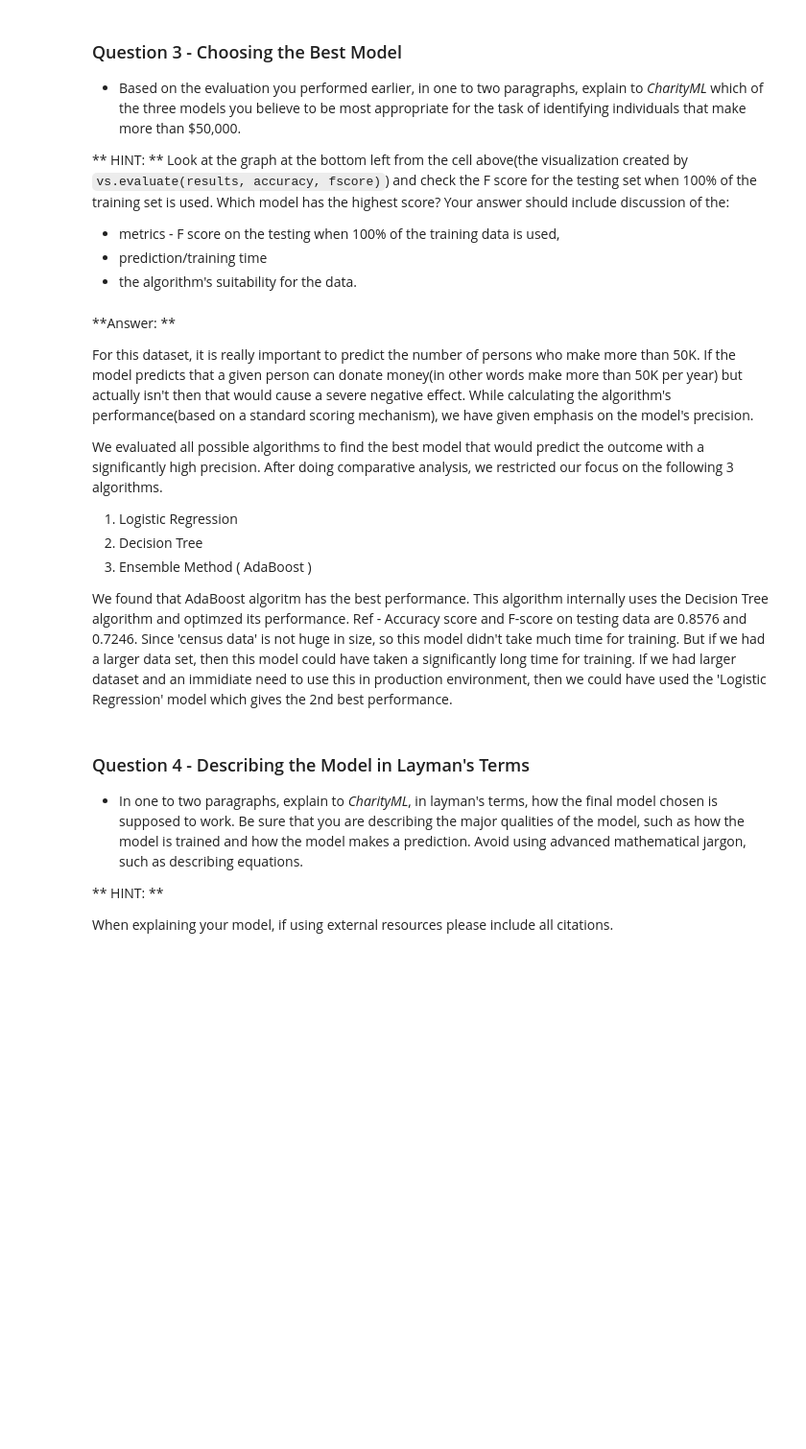
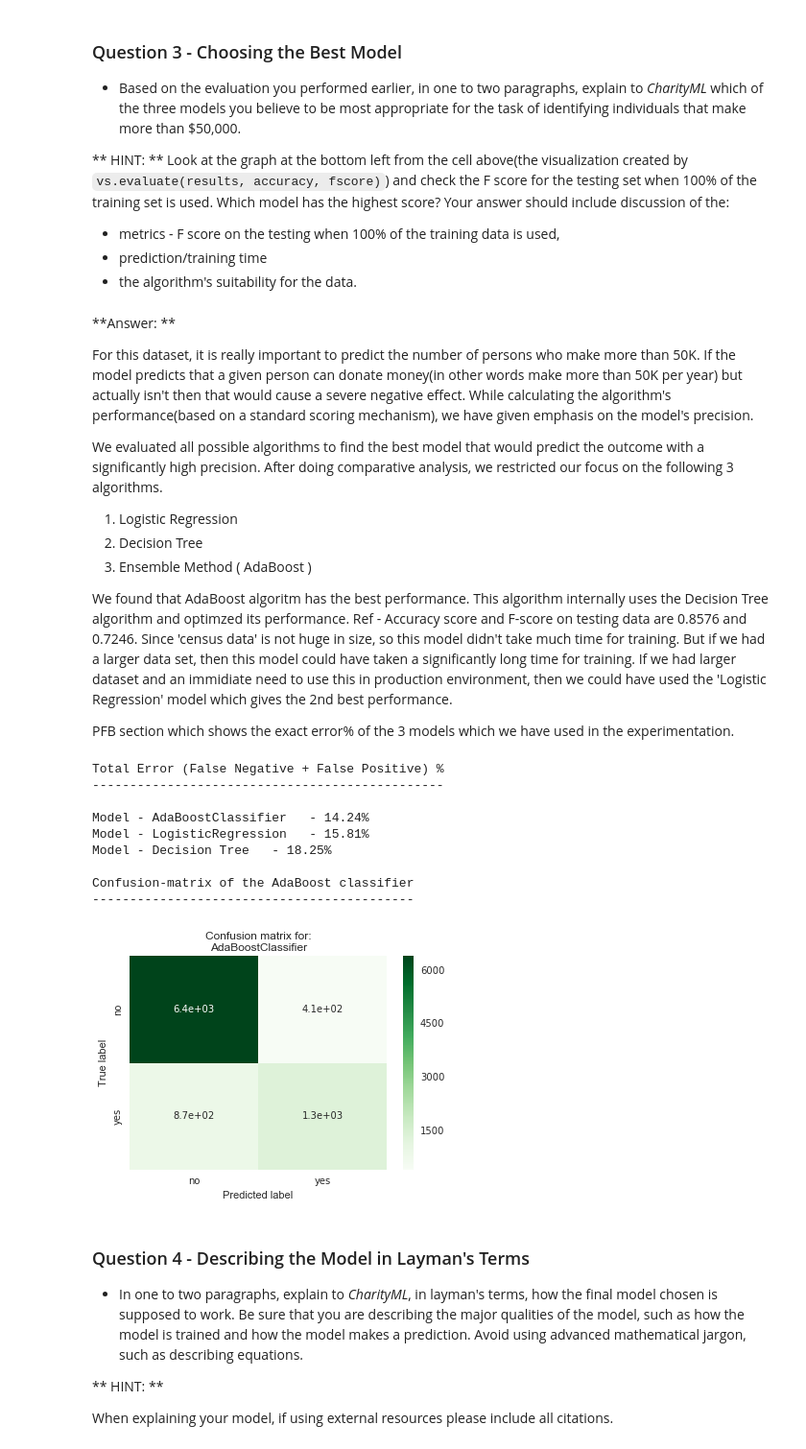
Before and after one commit to manas-mukherjee/machine-learning-nanodegree, a Jupyter notebook: SupervisedLearning/finding_donors/finding_donors.ipynb, the cells around one changed output. Shown: that part at 96% size. Cells and saved outputs as stored; diff of their text form; code cells hidden in the pictures; blank space fills up the shorter version.

```diff
--- a/SupervisedLearning/finding_donors/finding_donors.ipynb
+++ b/SupervisedLearning/finding_donors/finding_donors.ipynb
@@ -501,6 +519,48 @@ We found that AdaBoost algoritm has the best performance. This algorithm interna
 Ref - Accuracy score and F-score on testing data are 0.8576 and 0.7246.
 Since 'census data' is not huge in size, so this model didn't take much time for training. But if we had a larger data set, then this model could have taken a significantly long time for training.
 If we had larger dataset and an immidiate need to use this in production environment, then we could have used the 'Logistic Regression' model which gives the 2nd best performance.
+
+PFB section which shows the exact error% of the 3 models which we have used in the experimentation.
+# %%
+from sklearn.metrics import confusion_matrix
+import seaborn as sns
+import matplotlib.pyplot as plt
+%matplotlib inline
+
+# Compute confusion matrix for a model
+print "Total Error (False Negative + False Positive) % \n-----------------------------------------------\n"
+def create_confusion_matrix(model, model_name):
+    cm = confusion_matrix(y_test.values, model.predict(X_test))
+    tn, fp, fn, tp =  cm.ravel()
+    print "Model - {:s}  ".format(model_name),  "- {:.2f}%".format((fp + fn)*100/float(y_test.count()))
+
+create_confusion_matrix(clf_C, "AdaBoostClassifier")
+create_confusion_matrix(clf_A, "LogisticRegression")
+create_confusion_matrix(clf_B, "Decision Tree")
+
+# Display confusion-matrix of the AdaBoost classifier
+print "\nConfusion-matrix of the AdaBoost classifier\n-------------------------------------------\n"
+model = clf_C
+cm = confusion_matrix(y_test.values, model.predict(X_test))
+
+tn, fp, fn, tp =  cm.ravel()
+# print (tn, fp, fn, tp)
+# view with a heatmap
+sns.heatmap(cm, annot=True, cmap='Greens', xticklabels=['no', 'yes'], yticklabels=['no', 'yes'])
+plt.ylabel('True label')
+plt.xlabel('Predicted label')
+plt.title('Confusion matrix for:\n{}'.format(model.__class__.__name__));
+# %% [output]
+Total Error (False Negative + False Positive) %
+-----------------------------------------------
+
+Model - AdaBoostClassifier   - 14.24%
+Model - LogisticRegression   - 15.81%
+Model - Decision Tree   - 18.25%
+
+Confusion-matrix of the AdaBoost classifier
+-------------------------------------------
+[figure, added]
 # %% [markdown]
 ### Question 4 - Describing the Model in Layman's Terms
 
```
Also changed, not shown: parts of 11 cells of this notebook, 1 other file.
